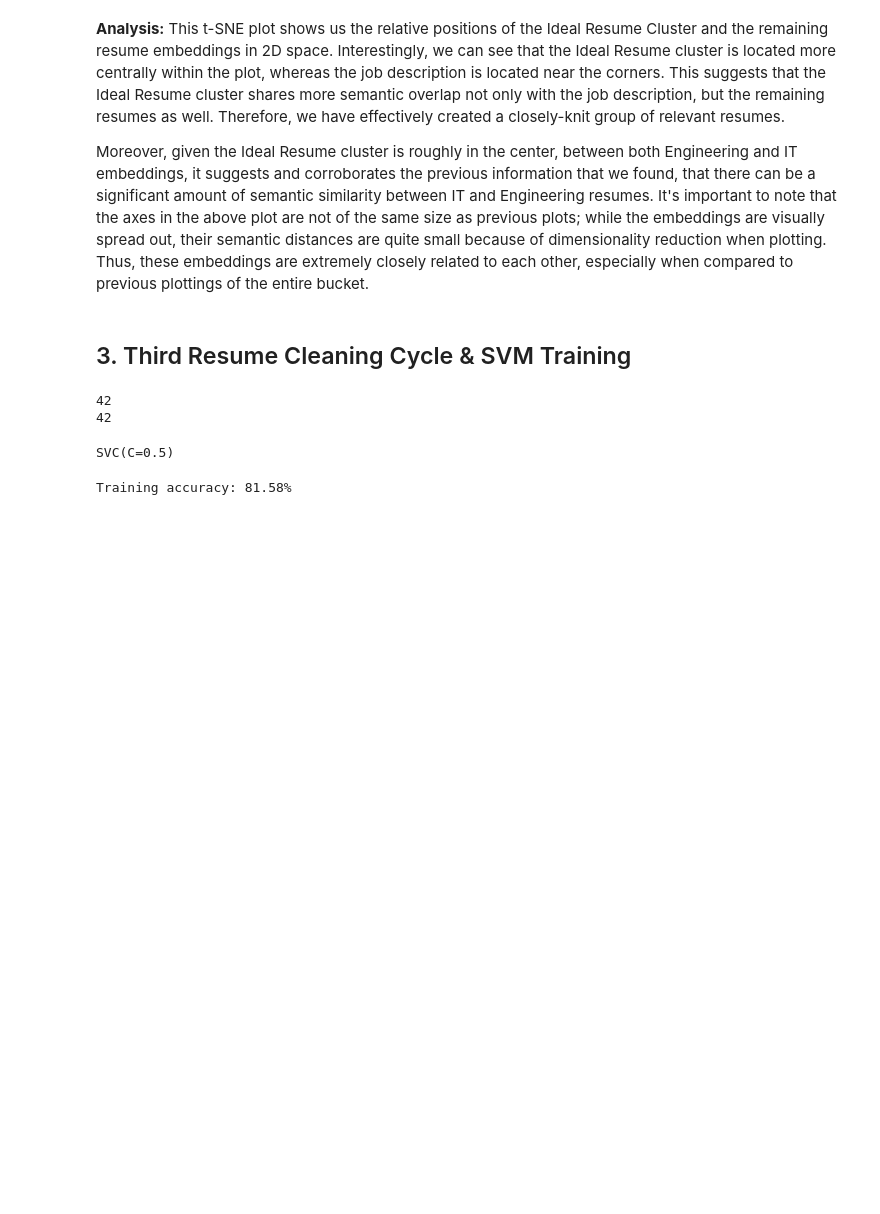
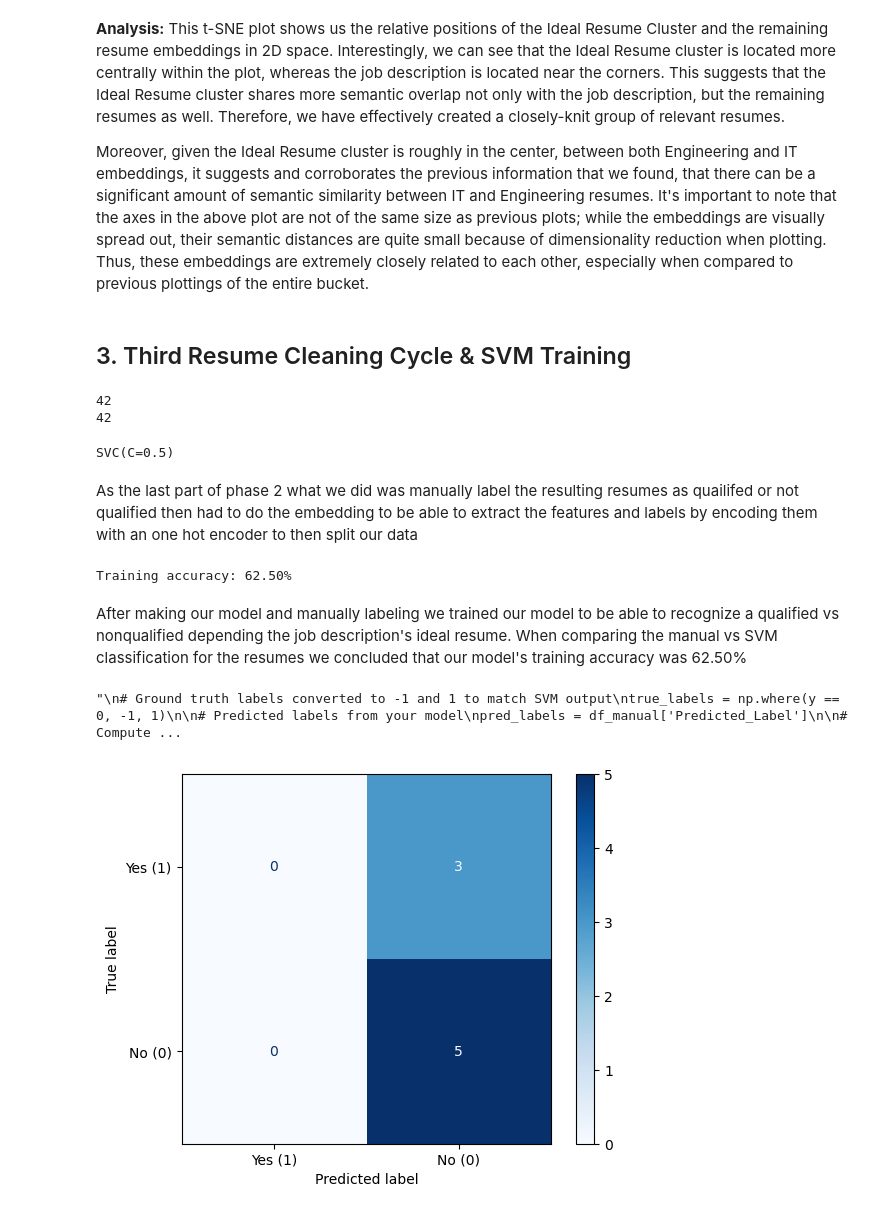
Before and after one commit to henry-AY/ResumeScreening, a Jupyter notebook: Resume_Screening.ipynb, the cells around one changed output. Cells and saved outputs as stored; diff of their text form; code cells hidden in the pictures; blank space fills up the shorter version.

```diff
--- a/Resume_Screening.ipynb
+++ b/Resume_Screening.ipynb
@@ -819,9 +819,9 @@ SVC(C=0.5)
 import pandas as pd
 import numpy as np
 from sklearn.preprocessing import OneHotEncoder
-#sample = df_tech_cleaned[['Cleaned_str']].sample(38, random_state=38)
+from sklearn.model_selection import train_test_split
 
-#chat's most effecient method to manual classifcation within jupyter notebook
+#most effecient method to manual classifcation within jupyter notebook
 '''
 for i, row in sample.iterrows():
     print("\nResume ID:", i)
@@ -849,6 +849,10 @@ education_encoded = encoder.fit_transform(df_manual[['education_level']])
 
 X = np.hstack((x_text, education_encoded))
 y = df_manual['Manual_Label'].astype(int).values
+
+X_train, X_test, y_train, y_test = train_test_split( X, y, test_size=0.2, random_state=42, stratify=y)
+# %% [markdown]
+As the last part of phase 2 what we did was manually label the resulting resumes as quailifed or not qualified then had to do the embedding to be able to extract the features and labels by encoding them with an one hot encoder to then split our data
 # %%
 import numpy as np
 
@@ -885,12 +889,15 @@ class SVM:
         return np.dot(X, self.weight) - self.bias    #finally classifies if it goes with -1 or 1 group
 # %%
 svm = SVM(learning_rate=0.001, lambda_param=0.01, n_iters=1000)
-svm.fit(X, y)
+svm.fit(X_train, y_train)
 
-df_manual['Predicted_Label'] = svm.predict(X)
-df_manual.to_csv("resume_predictions.csv", index=False)
+from sklearn.metrics import accuracy_score
 
-accuracy = np.mean(df_manual['Predicted_Label'] == np.where(y == 0, -1, 1))
+
+y_pred = svm.predict(X_test)
+#df_pred.to_csv("resume_predictions.csv", index=False)
+
+accuracy = accuracy_score(y_test, y_pred)
 print(f"Training accuracy: {accuracy * 100:.2f}%")
 # %% [output]
-Training accuracy: 81.58%
+Training accuracy: 62.50%
@@ -911,0 +904,29 @@ disp.plot(cmap=plt.cm.Blues)
+# %% [markdown]
+After making our model and manually labeling we trained our model to be able to recognize a qualified vs nonqualified depending the job description's ideal resume. When comparing the manual vs SVM classification for the resumes we concluded that our model's training accuracy was 62.50%
+# %%
+from sklearn.metrics import confusion_matrix, ConfusionMatrixDisplay
+
+conf = confusion_matrix(y_test,y_pred)
+conf
+
+disp = ConfusionMatrixDisplay(conf, display_labels=['Yes (1)', 'No (0)'])
+disp.plot(cmap=plt.cm.Blues)
+#sns.heatmap(conf, annot=True, cmap = "Blues")
+
+'''
+# Ground truth labels converted to -1 and 1 to match SVM output
+true_labels = np.where(y == 0, -1, 1)
+
+# Predicted labels from your model
+pred_labels = df_manual['Predicted_Label']
+
+# Compute the confusion matrix
+cm = confusion_matrix(true_labels, pred_labels, labels=[1, -1])
+
+# Display the confusion matrix
+disp = ConfusionMatrixDisplay(confusion_matrix=cm, display_labels=['Yes (1)', 'No (0)'])
+disp.plot(cmap=plt.cm.Blues)
+'''
+# %% [output]
+"\n# Ground truth labels converted to -1 and 1 to match SVM output\ntrue_labels = np.where(y == 0, -1, 1)\n\n# Predicted labels from your model\npred_labels = df_manual['Predicted_Label']\n\n# Compute ...
+[figure, added]
```
Also changed, not shown: parts of 2 cells of this notebook.
